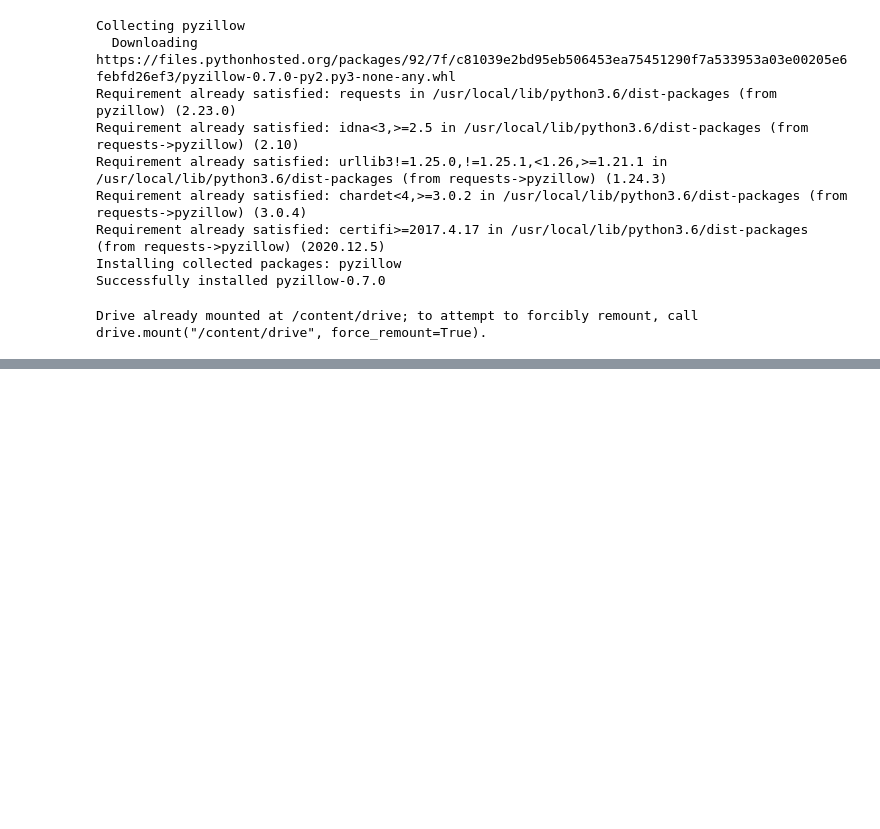
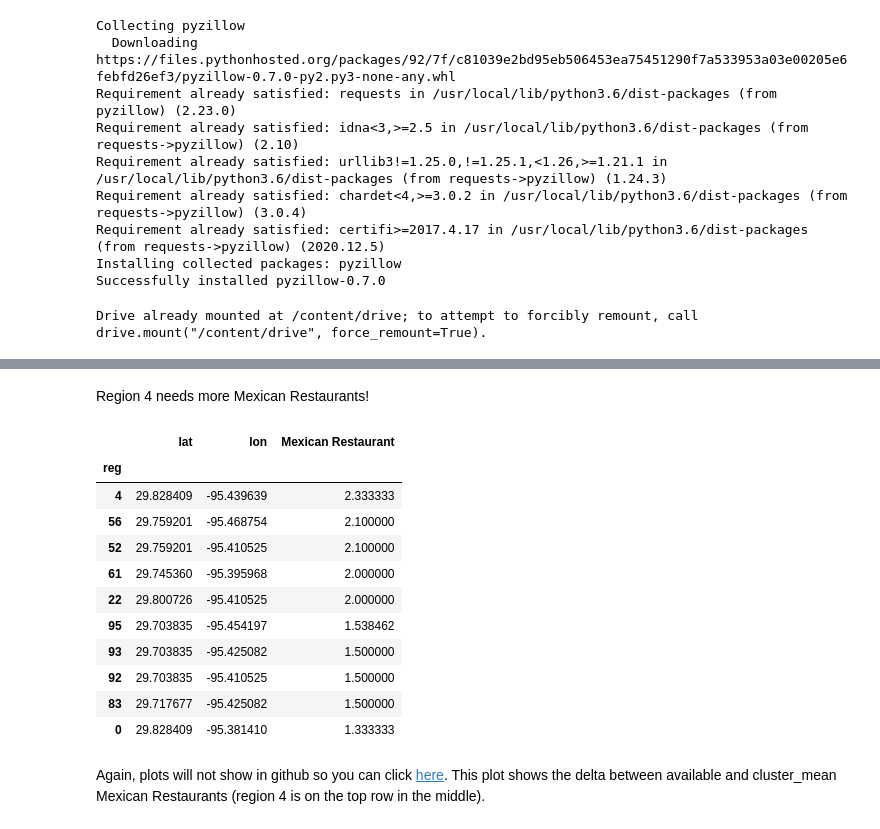
Before and after one commit to mehlmanmichael/Coursera_Capstone, a Jupyter notebook: Week4.ipynb, the cells around one changed output, grey strips where cells are left out. Saved outputs shown, nothing was run; the diff lists cells and outputs as text; code cells hidden in the pictures; blank space fills up the shorter version.

```diff
--- a/Week4.ipynb
+++ b/Week4.ipynb
@@ -112,5 +100,0 @@ df.head()
-# %%
-map = folium.Map(location=[hlat, hlon], zoom_start=12)
-for lat, lon, in zip(df.lat, df.lon):
-    folium.CircleMarker([lat, lon], radius=5, fill=True).add_to(map)
-map
@@ -236,9 +171,9 @@ cshops.sort_values('norm_pct', ascending=False).head(20)
 # %%
-v_rep = onehot.groupby('reg').sum()
+v_rep = onehot.groupby('reg').sum().astype(float)
 cols = v_rep.columns
 v_rep = regs_venues_sorted[['reg','cluster_label']].join(merged[['lat', 'lon']].join(v_rep))
 v_rep_mean = v_rep.groupby('cluster_label').mean().iloc[:,3:]
 v_rep = v_rep.merge(v_rep_mean, on='cluster_label', suffixes=['', '_avg']).set_index('reg')
 for col in cols:
-  v_rep[col] = -100*(v_rep[col] - v_rep[col+'_avg'])/v_rep[col+'_avg']
-v_rep = v_rep.drop([x+'_avg' for x in cols], axis=1).fillna(0)
+  v_rep[col] = v_rep[col+'_avg']-v_rep[col]#-100.*(v_rep[col] - v_rep[col+'_avg'])/v_rep[col+'_avg']
+v_rep = v_rep.drop([x+'_avg' for x in cols], axis=1)
@@ -260 +198,20 @@ v_rep = v_rep.drop([x+'_avg' for x in cols], axis=1).fillna(0)
+# %% [markdown]
+Region 4 needs more Mexican Restaurants!
+# %%
+v_rep[['lat', 'lon', 'Mexican Restaurant']].sort_values('Mexican Restaurant', ascending=False).head(10)
+# %% [output]
+|  | lat | lon | Mexican Restaurant |
+| reg |  |  |  |
+| 4 | 29.828409 | -95.439639 | 2.333333 |
+| 56 | 29.759201 | -95.468754 | 2.100000 |
+| 52 | 29.759201 | -95.410525 | 2.100000 |
+| 61 | 29.745360 | -95.395968 | 2.000000 |
+| 22 | 29.800726 | -95.410525 | 2.000000 |
+| 95 | 29.703835 | -95.454197 | 1.538462 |
+| 93 | 29.703835 | -95.425082 | 1.500000 |
+| 92 | 29.703835 | -95.410525 | 1.500000 |
+| 83 | 29.717677 | -95.425082 | 1.500000 |
+| 0 | 29.828409 | -95.381410 | 1.333333 |
+# %% [markdown]
+Again, plots will not show in github so you can click [here](https://colab.research.google.com/drive/15bY7XFCpoIYk-i8eOJrR_AsS8t8Wn5qB?usp=sharing).  This plot shows the delta between available and cluster_mean Mexican Restaurants (region 4 is on the top row in the middle).
 # %%
```
Also changed, not shown: parts of 34 cells of this notebook.
